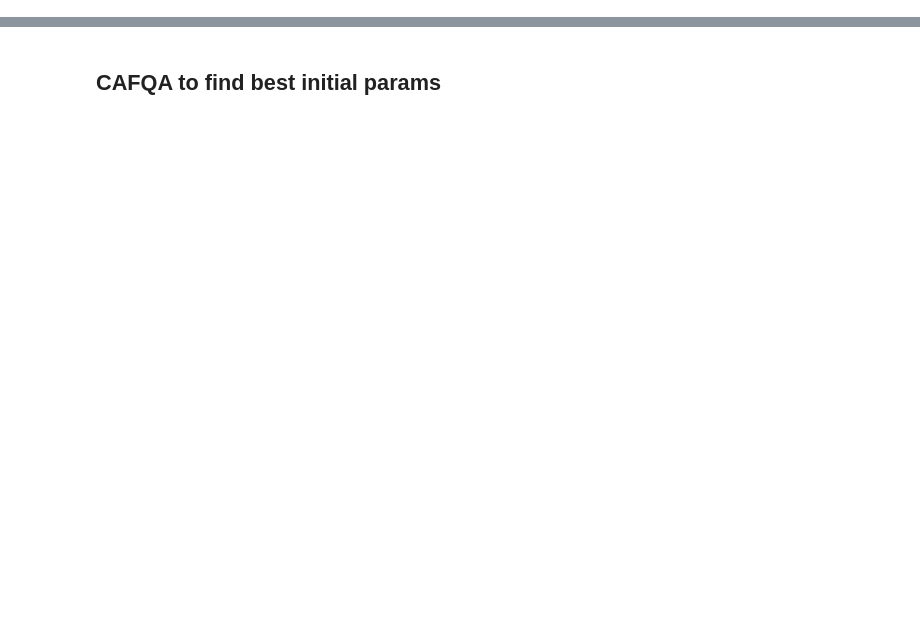
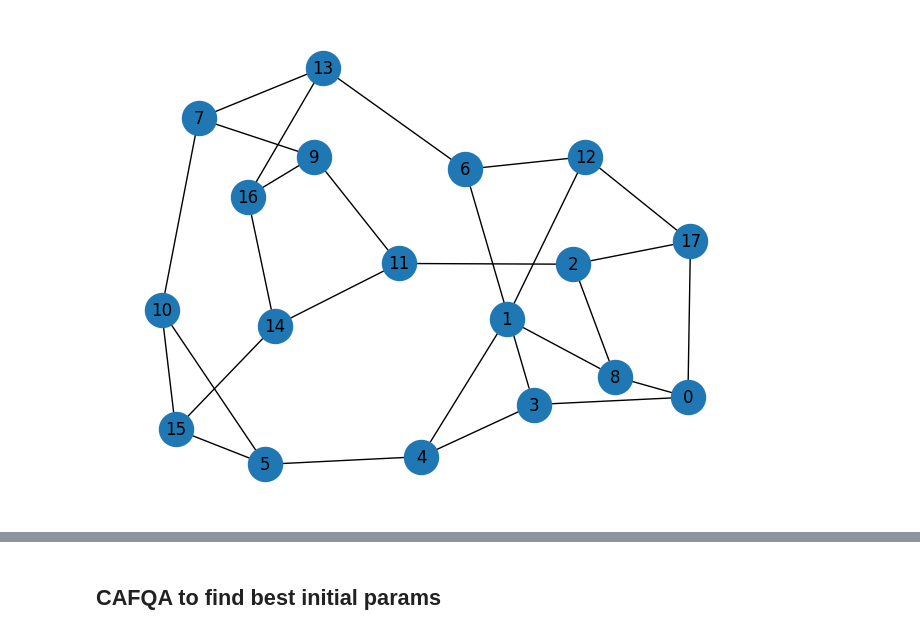
Before and after one commit to d-bharadwaj/SPIQ, a Jupyter notebook: testing_scripts/cafqa_qaoa.ipynb, the cells around one changed output, grey strips where cells are left out. Saved outputs shown, nothing was run; the diff lists cells and outputs as text; code cells hidden in the pictures; blank space fills up the shorter version.

```diff
--- a/testing_scripts/cafqa_qaoa.ipynb
+++ b/testing_scripts/cafqa_qaoa.ipynb
@@ -19,9 +19,11 @@ from clapton.clapton import claptonize
 from clapton.circuit_manipulation import transform_to_allowed_gates,qiskit_to_stim, modify_circuit, multi_angle_qaoa_circuit
 from graphs_gen import generate_random_complete_graph,generate_k_regular_graph
 # %%
-n = 4
-G = generate_random_complete_graph(num_vertices=n)
+n = 18
+G = generate_k_regular_graph(num_vertices=n, k=3, weighted=True)
 draw_graph(G, node_size=600, with_labels=True)
+# %% [output]
+[figure, added]
 # %%
 def build_max_cut_paulis(graph: rx.PyGraph) -> list[tuple[str, float]]:
     """Convert the graph to Pauli list.
```
Also changed, not shown: parts of 5 cells of this notebook, 51 other files.
